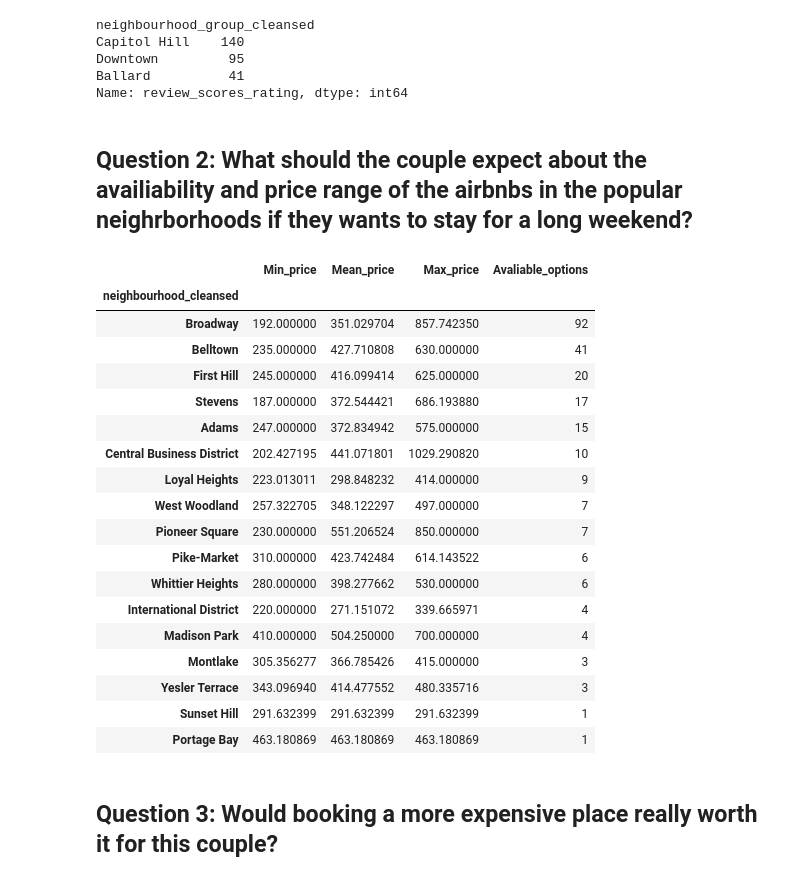
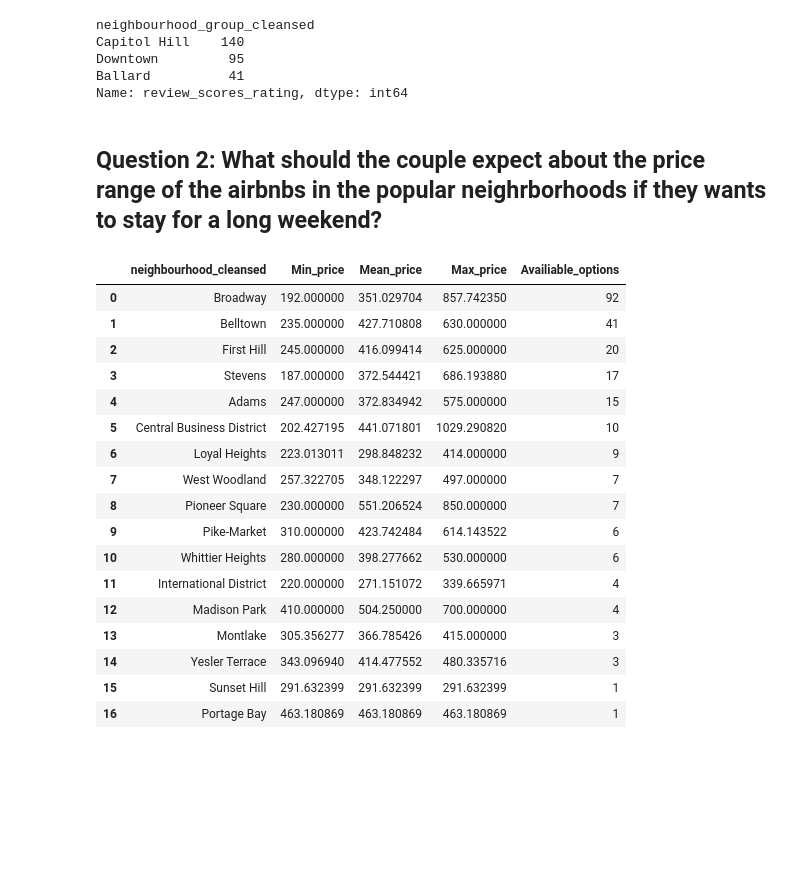
Before and after one commit to yujieguo2018/Seattle_Airbnb, a Jupyter notebook: Project_1_Seattle Airbnb.ipynb, the cells around one changed output. Saved outputs shown, nothing was run; the diff lists cells and outputs as text; code cells hidden in the pictures; blank space fills up the shorter version.

```diff
--- a/Project_1_Seattle Airbnb.ipynb
+++ b/Project_1_Seattle Airbnb.ipynb
@@ -126,7 +145,7 @@ Name: review_scores_rating, dtype: int64
 # %%
 # Ballard neighborhood has highest ratings but relatively less options while capitol hill and downtown offers more options.
 # %% [markdown]
-## Question 2: What should the couple expect about the availiability and price range of the airbnbs in the popular neighrborhoods if they wants to stay for a long weekend?
+## Question 2: What should the couple expect about the price range of the airbnbs in the popular neighrborhoods if they wants to stay for a long weekend?
 # %%
 pd.set_option('mode.chained_assignment', None)
 # %%
@@ -161,22 +177,0 @@ list_df3 = pd.concat([weekend_min,weekend_avg,weekend_max,Avaliable_options],axi
-# %%
-list_df3.sort_values('Avaliable_options',ascending=False)
-# %% [output]
-|  | Min_price | Mean_price | Max_price | Avaliable_options |
-| neighbourhood_cleansed |  |  |  |  |
-| Broadway | 192.000000 | 351.029704 | 857.742350 | 92 |
-| Belltown | 235.000000 | 427.710808 | 630.000000 | 41 |
-| First Hill | 245.000000 | 416.099414 | 625.000000 | 20 |
-| Stevens | 187.000000 | 372.544421 | 686.193880 | 17 |
-| Adams | 247.000000 | 372.834942 | 575.000000 | 15 |
-| Central Business District | 202.427195 | 441.071801 | 1029.290820 | 10 |
-| Loyal Heights | 223.013011 | 298.848232 | 414.000000 | 9 |
-| West Woodland | 257.322705 | 348.122297 | 497.000000 | 7 |
-| Pioneer Square | 230.000000 | 551.206524 | 850.000000 | 7 |
-| Pike-Market | 310.000000 | 423.742484 | 614.143522 | 6 |
-| Whittier Heights | 280.000000 | 398.277662 | 530.000000 | 6 |
-| International District | 220.000000 | 271.151072 | 339.665971 | 4 |
-| Madison Park | 410.000000 | 504.250000 | 700.000000 | 4 |
-| Montlake | 305.356277 | 366.785426 | 415.000000 | 3 |
-| Yesler Terrace | 343.096940 | 414.477552 | 480.335716 | 3 |
-| Sunset Hill | 291.632399 | 291.632399 | 291.632399 | 1 |
-| Portage Bay | 463.180869 | 463.180869 | 463.180869 | 1 |
@@ -185,2 +177,0 @@ list_df3 = list_df3.reset_index()
-# %% [markdown]
-## Question 3: Would booking a more expensive place really worth it for this couple?
@@ -190,0 +183,21 @@ list_df4 = list_df2[list_df2['neighbourhood_cleansed'].isin(d)]
+# %%
+list_df4
+# %% [output]
+|  | neighbourhood_cleansed | Min_price | Mean_price | Max_price | Availiable_options |
+| 0 | Broadway | 192.000000 | 351.029704 | 857.742350 | 92 |
+| 1 | Belltown | 235.000000 | 427.710808 | 630.000000 | 41 |
+| 2 | First Hill | 245.000000 | 416.099414 | 625.000000 | 20 |
+| 3 | Stevens | 187.000000 | 372.544421 | 686.193880 | 17 |
+| 4 | Adams | 247.000000 | 372.834942 | 575.000000 | 15 |
+| 5 | Central Business District | 202.427195 | 441.071801 | 1029.290820 | 10 |
+| 6 | Loyal Heights | 223.013011 | 298.848232 | 414.000000 | 9 |
+| 7 | West Woodland | 257.322705 | 348.122297 | 497.000000 | 7 |
+| 8 | Pioneer Square | 230.000000 | 551.206524 | 850.000000 | 7 |
+| 9 | Pike-Market | 310.000000 | 423.742484 | 614.143522 | 6 |
+| 10 | Whittier Heights | 280.000000 | 398.277662 | 530.000000 | 6 |
+| 11 | International District | 220.000000 | 271.151072 | 339.665971 | 4 |
+| 12 | Madison Park | 410.000000 | 504.250000 | 700.000000 | 4 |
+| 13 | Montlake | 305.356277 | 366.785426 | 415.000000 | 3 |
+| 14 | Yesler Terrace | 343.096940 | 414.477552 | 480.335716 | 3 |
+| 15 | Sunset Hill | 291.632399 | 291.632399 | 291.632399 | 1 |
+| 16 | Portage Bay | 463.180869 | 463.180869 | 463.180869 | 1 |
```
Also changed, not shown: parts of 23 cells of this notebook, 5 other files.
